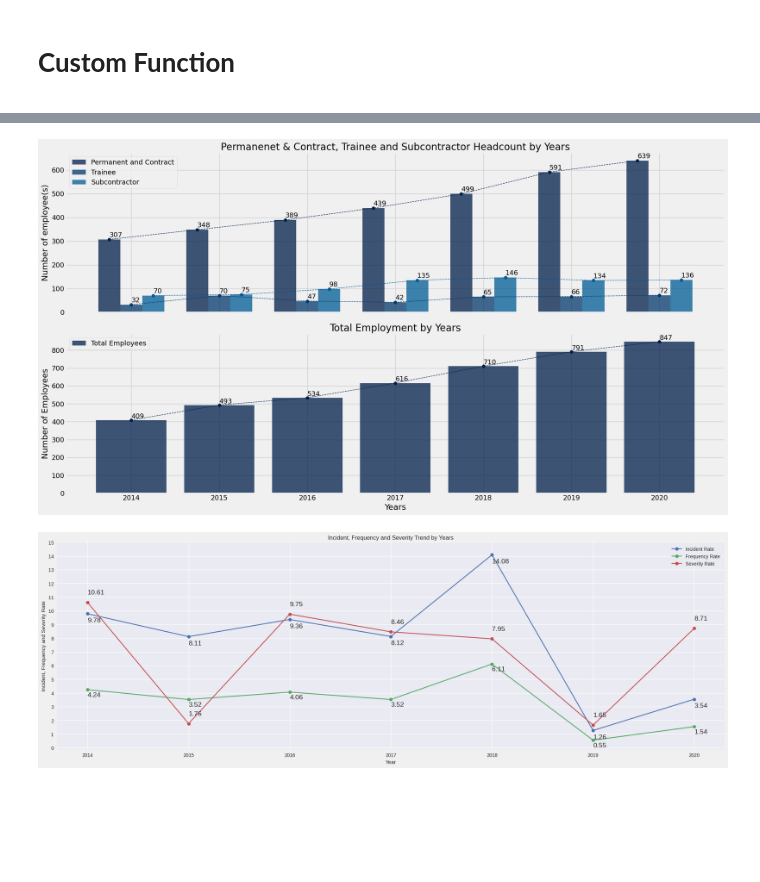
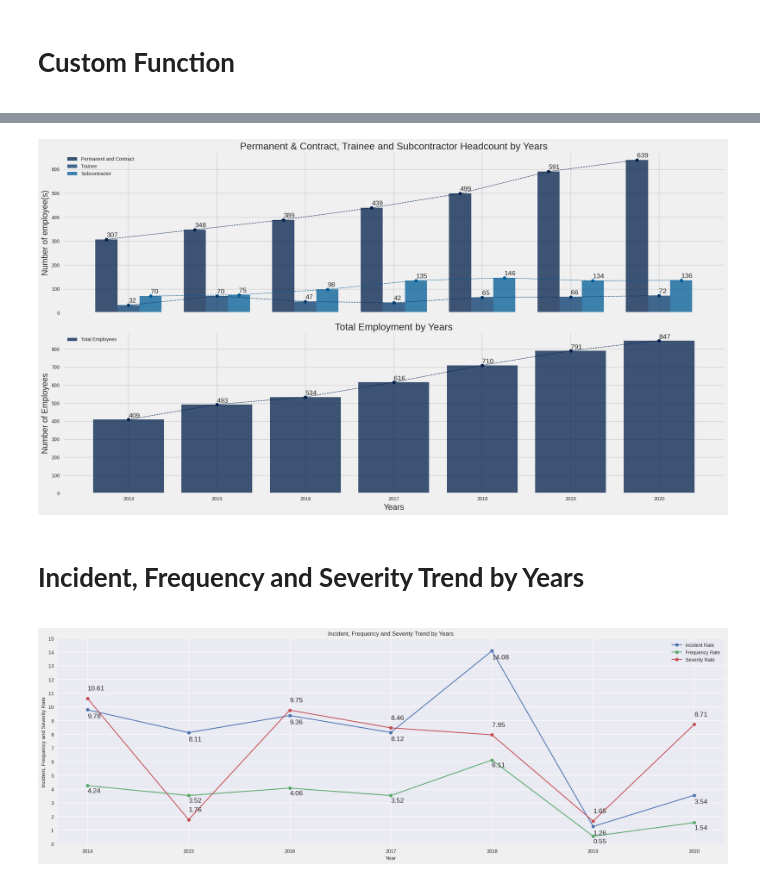
Before and after one commit to justaplan/EHS_yearly, a Jupyter notebook: EHS_Analysis_Yearly.ipynb, the cells around one changed output, grey strips where cells are left out. Saved outputs shown, nothing was run; the diff lists cells and outputs as text; code cells hidden in the pictures; blank space fills up the shorter version.

```diff
--- a/EHS_Analysis_Yearly.ipynb
+++ b/EHS_Analysis_Yearly.ipynb
@@ -29,6 +29,7 @@ df["Severity Rate"] = df["Severity Rate"].astype(float)
 df["National Incident Rate"] = df["National Incident Rate"].astype(float)
 df["Permanent & Contract"] = df["Permanent & Contract"].astype(int)
 df["Trainee"] = df["Trainee"].astype(int)
+df["Loss Day"] = df["Loss Day"].astype(int)
 df["Subcontractor"] = df["Subcontractor"].astype(int)
 df
 # %% [output]
@@ -73,7 +76,7 @@ ax1.plot(x_indexes,vtrainee, color="#03396c",  linestyle="--", marker="o",linewi
 ax1.plot(x_indexes + width,vsubcon, color="#005b96",  linestyle="--", marker="o",linewidth=1)
 
 #3 Title and Labelling
-ax1.set_title("Permanenet & Contract, Trainee and Subcontractor Headcount by Years")
+ax1.set_title("Permanent & Contract, Trainee and Subcontractor Headcount by Years")
 ax1.set_ylabel("Number of employee(s)")
 ax1.set_xticks(x_indexes)
 ax1.set_xticklabels(year)
@@ -87,32 +90,34 @@ for x,y in zip(x_indexes,vtrainee):
 for x,y in zip(x_indexes + width,vsubcon):
     ax1.text(x,y+10,s=y)
 
 ax1.legend(loc="upper left")
 
 # ==================================== Chart 2 ==================================== #
 ## Data Gathering
 df["Total Employment"] = df["Permanent & Contract"] + df["Trainee"] + df["Subcontractor"]
 year = df["Year"]
 total_employment = df["Total Employment"]
 
 x_indexes = np.arange(len(year))
 
 ## Chart Plotting
 ax2.bar(x_indexes,total_employment,color="#011f4b", alpha=0.75,label="Total Employees")
 ax2.plot(x_indexes,total_employment,color="#011f4b", linestyle="--", marker="o", linewidth=1)
 
 ## Title and labelling
 ax2.set_title("Total Employment by Years")
 ax2.set_xlabel("Years")
 ax2.set_ylabel("Number of Employees")
 ax2.set_xticks(x_indexes)
 ax2.set_xticklabels(year)
 
 value_plotting(x_indexes,total_employment,10)
 ax2.legend(loc="upper left")
 
 plt.tight_layout()
 plt.show()
 # %% [output]
-[figure, old version]
+[figure, new version]
+# %% [markdown]
+**<h1>Incident, Frequency and Severity Trend by Years</h1>**
 # %%
```
Also changed, not shown: parts of 5 cells of this notebook.
